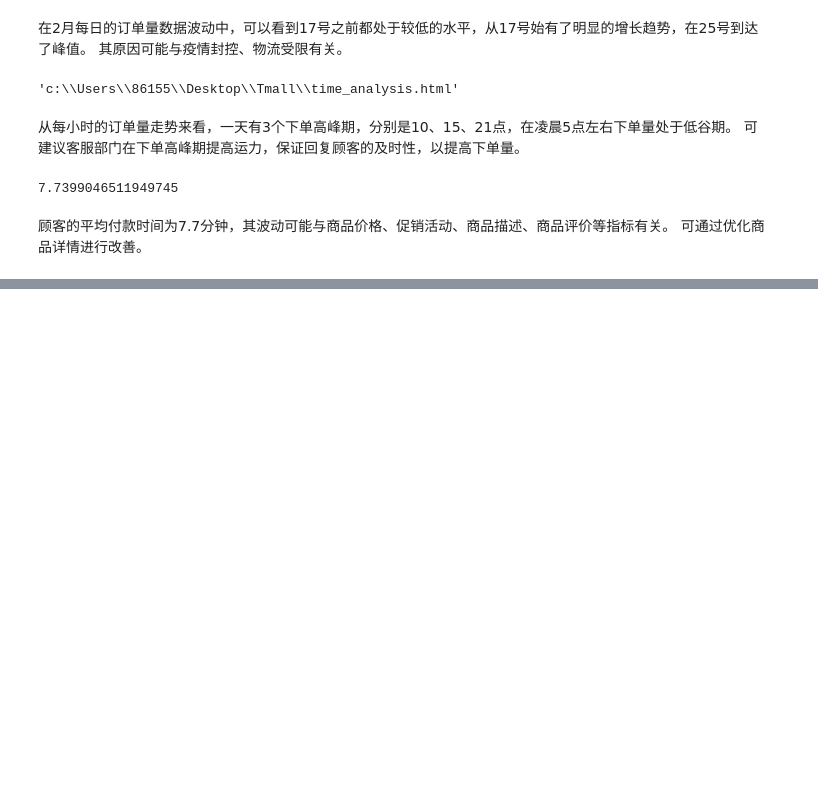
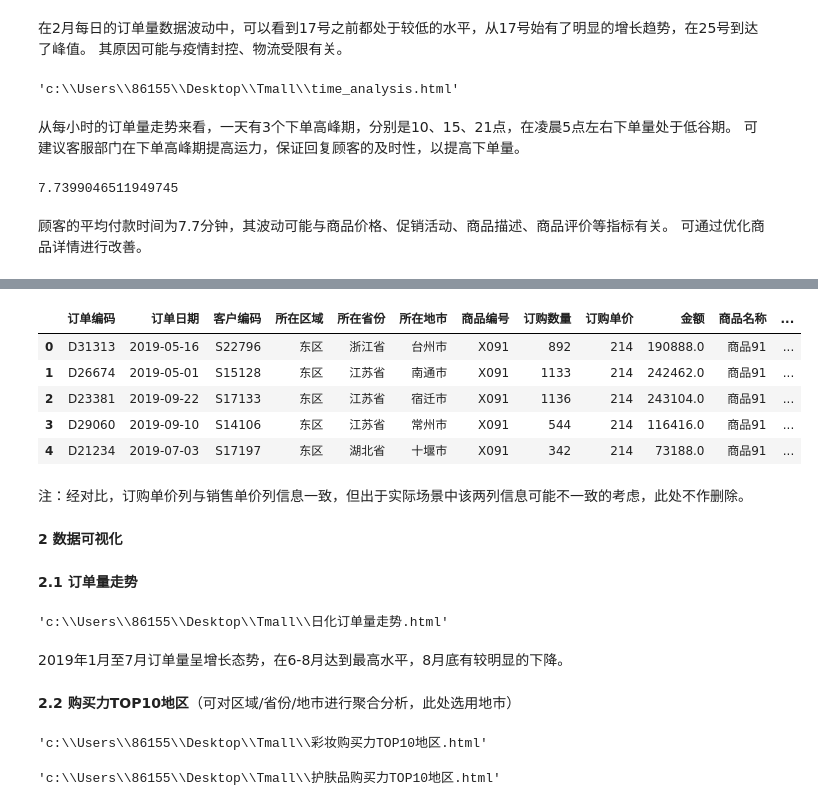
Before and after one commit to xxyCptz/Tmall-data-analysis, a Jupyter notebook: Tmall data analysis.ipynb, the cells around one changed output, grey strips where cells are left out. Cells and saved outputs as stored; diff of their text form; code cells hidden in the pictures; blank space fills up the shorter version.

```diff
--- a/Tmall data analysis.ipynb
+++ b/Tmall data analysis.ipynb
@@ -197,0 +312,3 @@ d[d.notnull()].apply(lambda x:x.seconds/60).mean()
+# %%
+#对order表重建索引（info表没有删除行数据，无需重建）
+order.reset_index(drop=True,inplace=True)
@@ -197,0 +355,54 @@ d[d.notnull()].apply(lambda x:x.seconds/60).mean()
+# %%
+#关联两个表
+total=pd.merge(order,info,on='商品编号',how='inner')
+total.head()
+# %% [output]
+|  | 订单编码 | 订单日期 | 客户编码 | 所在区域 | 所在省份 | 所在地市 | 商品编号 | 订购数量 | 订购单价 | 金额 | 商品名称 | ... |
+| 0 | D31313 | 2019-05-16 | S22796 | 东区 | 浙江省 | 台州市 | X091 | 892 | 214 | 190888.0 | 商品91 | ... |
+| 1 | D26674 | 2019-05-01 | S15128 | 东区 | 江苏省 | 南通市 | X091 | 1133 | 214 | 242462.0 | 商品91 | ... |
+| 2 | D23381 | 2019-09-22 | S17133 | 东区 | 江苏省 | 宿迁市 | X091 | 1136 | 214 | 243104.0 | 商品91 | ... |
+| 3 | D29060 | 2019-09-10 | S14106 | 东区 | 江苏省 | 常州市 | X091 | 544 | 214 | 116416.0 | 商品91 | ... |
+| 4 | D21234 | 2019-07-03 | S17197 | 东区 | 湖北省 | 十堰市 | X091 | 342 | 214 | 73188.0 | 商品91 | ... |
+# %% [markdown]
+注：经对比，订购单价列与销售单价列信息一致，但出于实际场景中该两列信息可能不一致的考虑，此处不作删除。
+# %% [markdown]
+**2 数据可视化**
+# %% [markdown]
+**2.1 订单量走势**
+# %%
+r=total.groupby(total['订单日期']).agg({'订单编码':'count'}).to_dict()['订单编码']
+r_line=(
+    Line()
+    .add_xaxis(list(r.keys()))
+    .add_yaxis('订单量',list(r.values()))
+    .set_global_opts(title_opts=opts.TitleOpts(title='订单量走势'))
+)
+r_line.render('日化订单量走势.html')
+# %% [output]
+'c:\\Users\\86155\\Desktop\\Tmall\\日化订单量走势.html'
+# %% [markdown]
+2019年1月至7月订单量呈增长态势，在6-8月达到最高水平，8月底有较明显的下降。
+# %% [markdown]
+**2.2 购买力TOP10地区**（可对区域/省份/地市进行聚合分析，此处选用地市）
+# %%
+r_cai=total[total['商品大类']=='彩妆'].groupby(total['所在地市']).agg({'订购数量':'sum'}).sort_values(by='订购数量',ascending=False)[:10].to_dict()['订购数量']
+r_c=(
+    Bar()
+    .add_xaxis([*r_cai.keys()])
+    .add_yaxis('购买量',[round(v/10000,2) for v in [*r_cai.values()]],label_opts=opts.LabelOpts(position='top',formatter='{@[1]/} 万'))
+    .set_global_opts(title_opts=opts.TitleOpts(title='购买力TOP10地区'))
+)
+r_c.render('彩妆购买力TOP10地区.html')
+# %% [output]
+'c:\\Users\\86155\\Desktop\\Tmall\\彩妆购买力TOP10地区.html'
+# %%
+r_hu=total[total['商品大类']=='护肤品'].groupby(total['所在地市']).agg({'订购数量':'sum'}).sort_values(by='订购数量',ascending=False)[:10].to_dict()['订购数量']
+r_h=(
+    Bar()
+    .add_xaxis([*r_hu.keys()])
+    .add_yaxis('购买量',[round(v/10000,2) for v in [*r_hu.values()]],label_opts=opts.LabelOpts(position='top',formatter='{@[1]/} 万'))
+    .set_global_opts(title_opts=opts.TitleOpts(title='购买力TOP10地区'))
+)
+r_h.render('护肤品购买力TOP10地区.html')
+# %% [output]
+'c:\\Users\\86155\\Desktop\\Tmall\\护肤品购买力TOP10地区.html'
```
Also changed, not shown: parts of 24 cells of this notebook.
